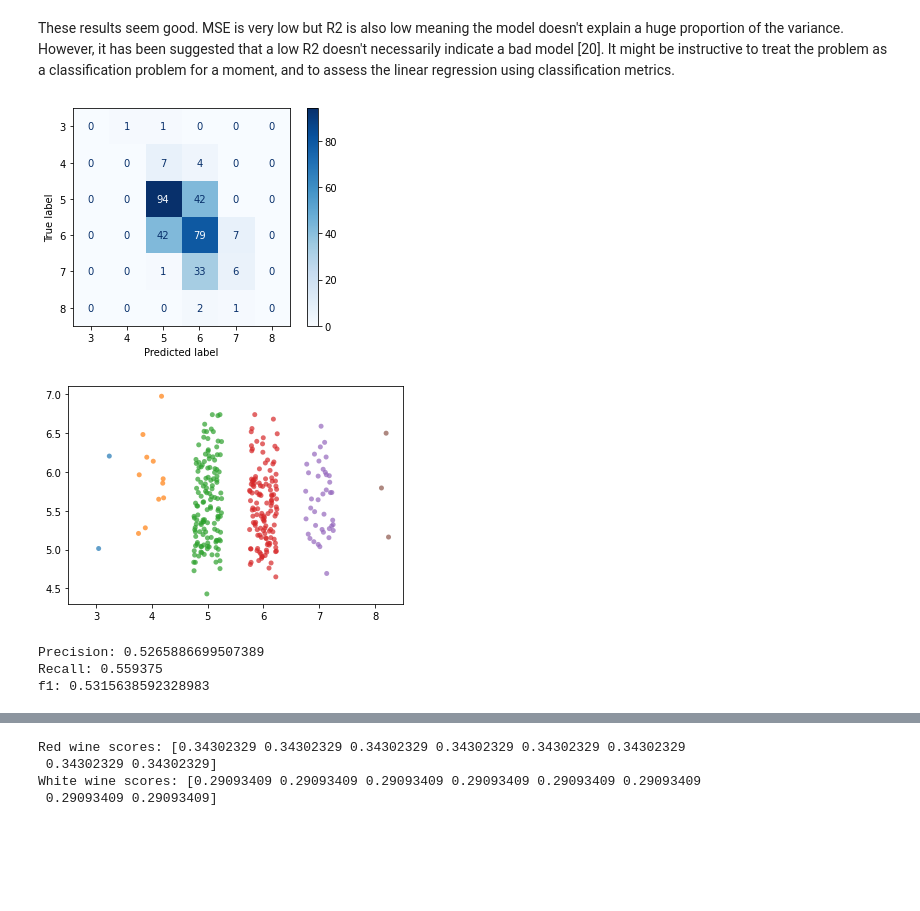
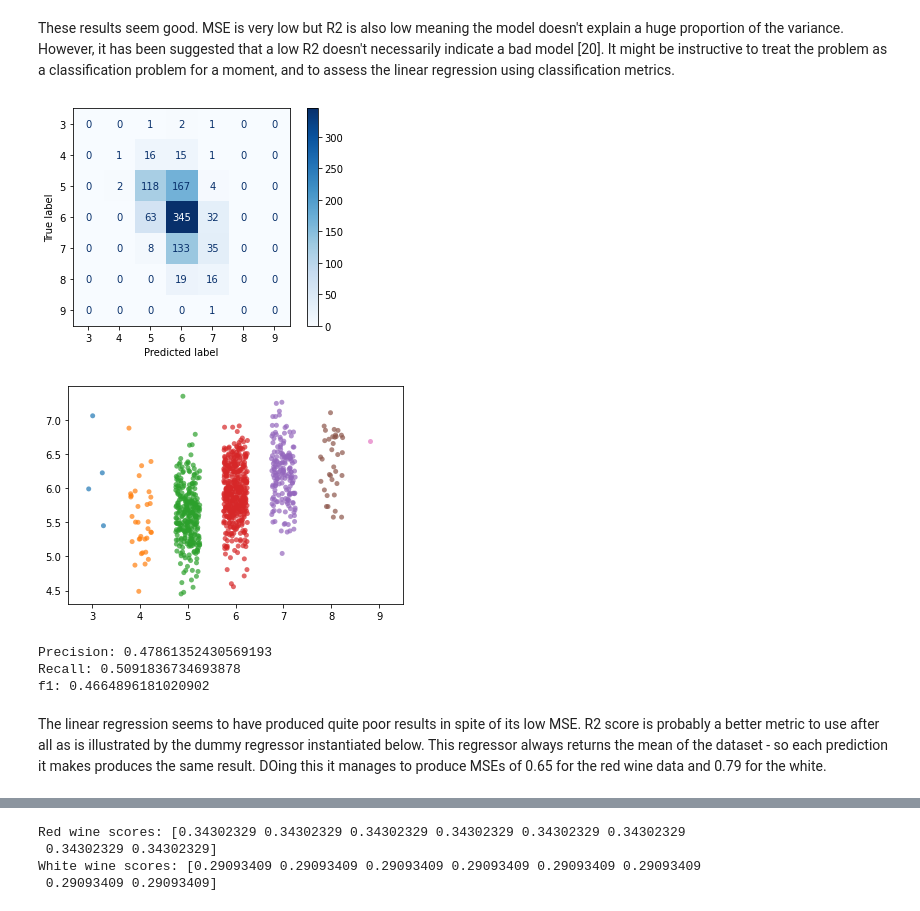
Before and after one commit to fod/machine-learning-statistics, a Jupyter notebook: scikit-learn.ipynb, the cells around one changed output, grey strips where cells are left out. Saved outputs shown, nothing was run; the diff lists cells and outputs as text; code cells hidden in the pictures; blank space fills up the shorter version.

Commit message:
Completed linear regression section in scikit-learn notebook

```diff
--- a/scikit-learn.ipynb
+++ b/scikit-learn.ipynb
@@ -664,13 +682,14 @@ def linreg(X_train, y_train, X_test, y_test, name=''):
     pred = lr.predict(X_test)
     mse = mean_squared_error(y_test, pred)
     rmse = np.sqrt(mse)
+    r2 = r2_score(y_test, pred)
     print(name)
     print("-" * len(name))
     print(f"Intercept: {lr.intercept_:.2f}")
     print(f"R2: {lr.score(X_train, y_train):.2f}")
     print(f"MSE: {mse:.2f}")
     print(f"RMSE: {rmse:.2f}")
-    print(f"R2 test: {r2_score(y_test, pred):.2f}")
+    print(f"R2 test: {r2:.2f}")
     print("--------------")
     return pred
 
@@ -696,27 +715,33 @@ R2 test: 0.21
 # %% [markdown]
 These results seem good. MSE is very low but R2 is also low meaning the model doesn't explain a huge proportion of the variance. However, it has been suggested that a low R2 doesn't necessarily indicate a bad model [20]. It might be instructive to treat the problem as a classification problem for a moment, and to assess the linear regression using classification metrics.
 # %%
-# Sort actual and predicted values by actual value, convert both to list, and round predicted values and cast to int
-actual, predicted = zip(*sorted(zip(y_test_rw.tolist(), np.round(p_rw).astype(int).tolist()), reverse=True))
+def lr_tests(a, p):
+    # Sort actual and predicted values by actual value, convert both to list, and round predicted values and cast to int
+    actual, predicted = zip(*sorted(zip(a.tolist(), np.round(p).astype(int).tolist()), reverse=True))
 
-# plt.figure(figsize=(6,4))
-ConfusionMatrixDisplay.from_predictions(actual, predicted,
-                                        cmap=plt.cm.Blues,
-                                        normalize=None)
-plt.show()
+    # plt.figure(figsize=(6,4))
+    ConfusionMatrixDisplay.from_predictions(actual, predicted,
+                                            cmap=plt.cm.Blues,
+                                            normalize=None)
+
+    plt.show()
+
+    sns.stripplot(x=list(a), y=p, jitter=0.25, alpha=0.7)
+    plt.show()
+
+    precision = precision_score(actual, predicted, average='weighted', zero_division=0)
+    recall = recall_score(actual, predicted, average='weighted')
+    f1 = f1_score(actual, predicted, average='weighted')
+    print(f"Precision: {precision}\nRecall: {recall}\nf1: {f1}\n")
+
+
+
+lr_tests(y_test_ww, p_ww)
 # %% [output]
-[figure, old version]
+[figure, new version]
+[figure, added]
+Precision: 0.47861352430569193
+Recall: 0.5091836734693878
+f1: 0.4664896181020902
-# %%
-sns.stripplot(x=list(actual), y=p_rw, jitter=0.25, alpha=0.7)
-plt.show()
-# %% [output]
-[figure, removed]
-# %%
-precision = precision_score(actual, predicted, average='weighted')
-recall = recall_score(actual, predicted, average='weighted')
-f1 = f1_score(actual, predicted, average='weighted')
-print(f"Precision: {precision}\nRecall: {recall}\nf1: {f1}\n")
-# %% [output]
-Precision: 0.5265886699507389
-Recall: 0.559375
-f1: 0.5315638592328983
+# %% [markdown]
+The linear regression seems to have produced quite poor results in spite of its low MSE. R2 score is probably a better metric to use after all as is illustrated by the dummy regressor instantiated below. This regressor always returns the mean of the dataset - so each prediction it makes produces the same result. DOing this it manages to produce MSEs of 0.65 for the red wine data and 0.79 for the white.
```
Also changed, not shown: parts of 20 cells of this notebook.
